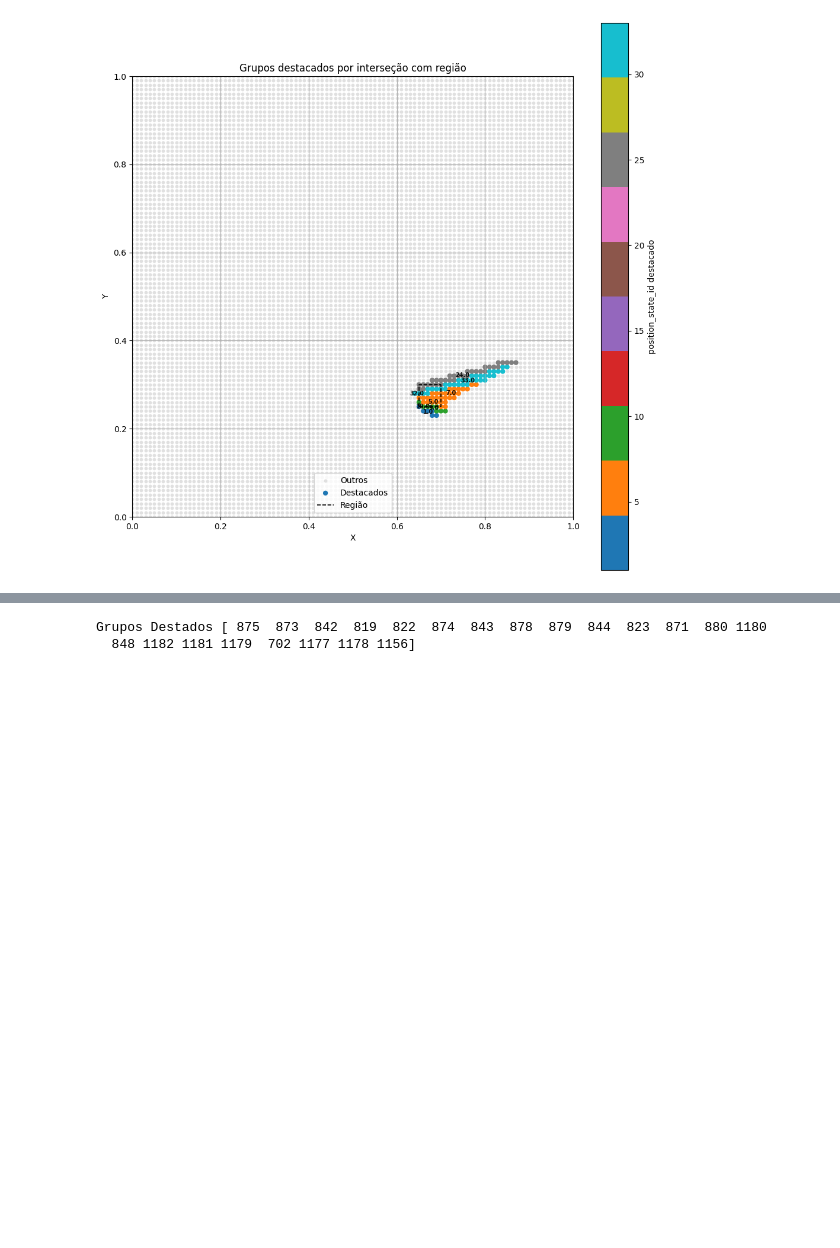
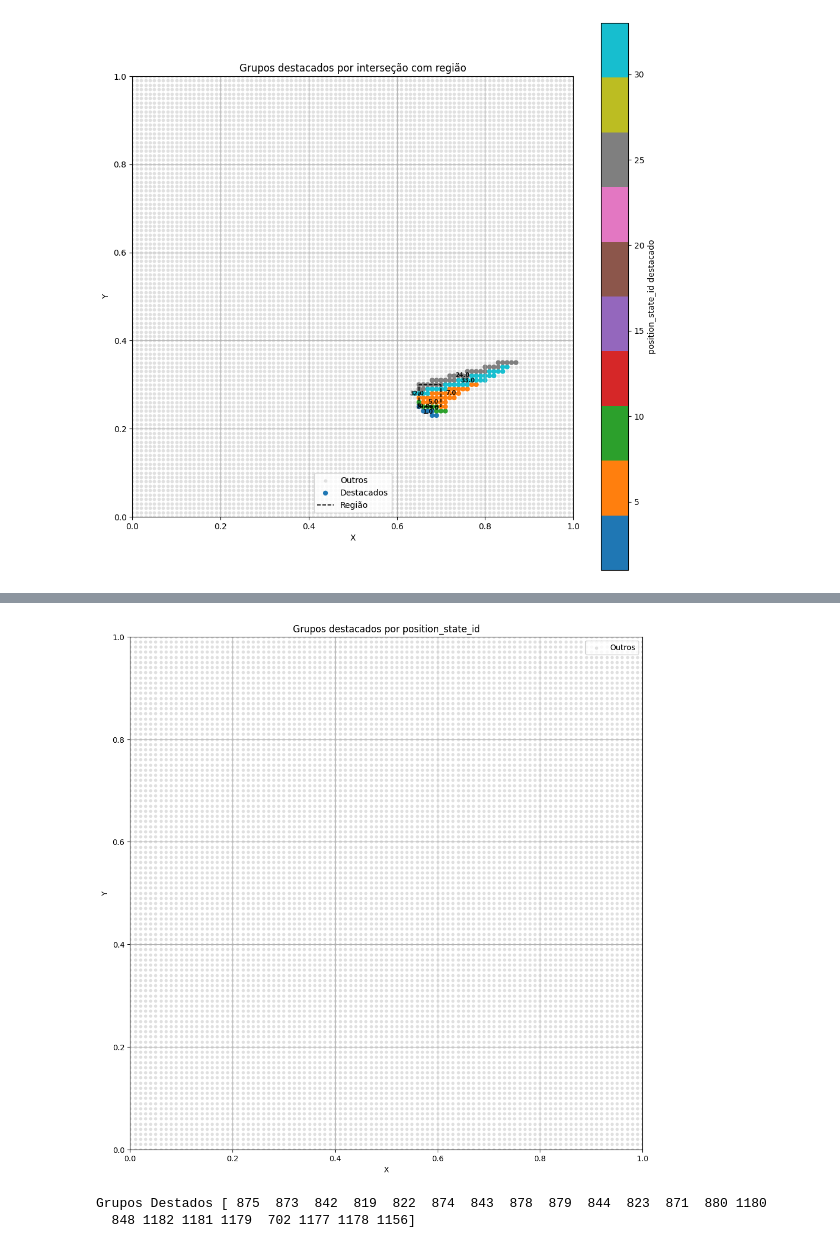
Before and after one commit to mgteus/navitrans, a Jupyter notebook: navitran_vizz_reboot_bert.ipynb, the cells around one changed output, grey strips where cells are left out. Cells and saved outputs as stored; diff of their text form; code cells hidden in the pictures; blank space fills up the shorter version.

```diff
--- a/navitran_vizz_reboot_bert.ipynb
+++ b/navitran_vizz_reboot_bert.ipynb
@@ -682,3 +729,7 @@ plot_position_states(apd, [5, 7, 1,9, 10, 27, 24,32,  35])
+# %%
+plot_position_states(apd, [1974, 1971])
+# %% [output]
+[figure, added]
 # %%
 
 def gerar_graficos_expansao(model, start_token, end_token, mask_token_id,
```
Also changed, not shown: parts of 26 cells of this notebook, 1 other file.
